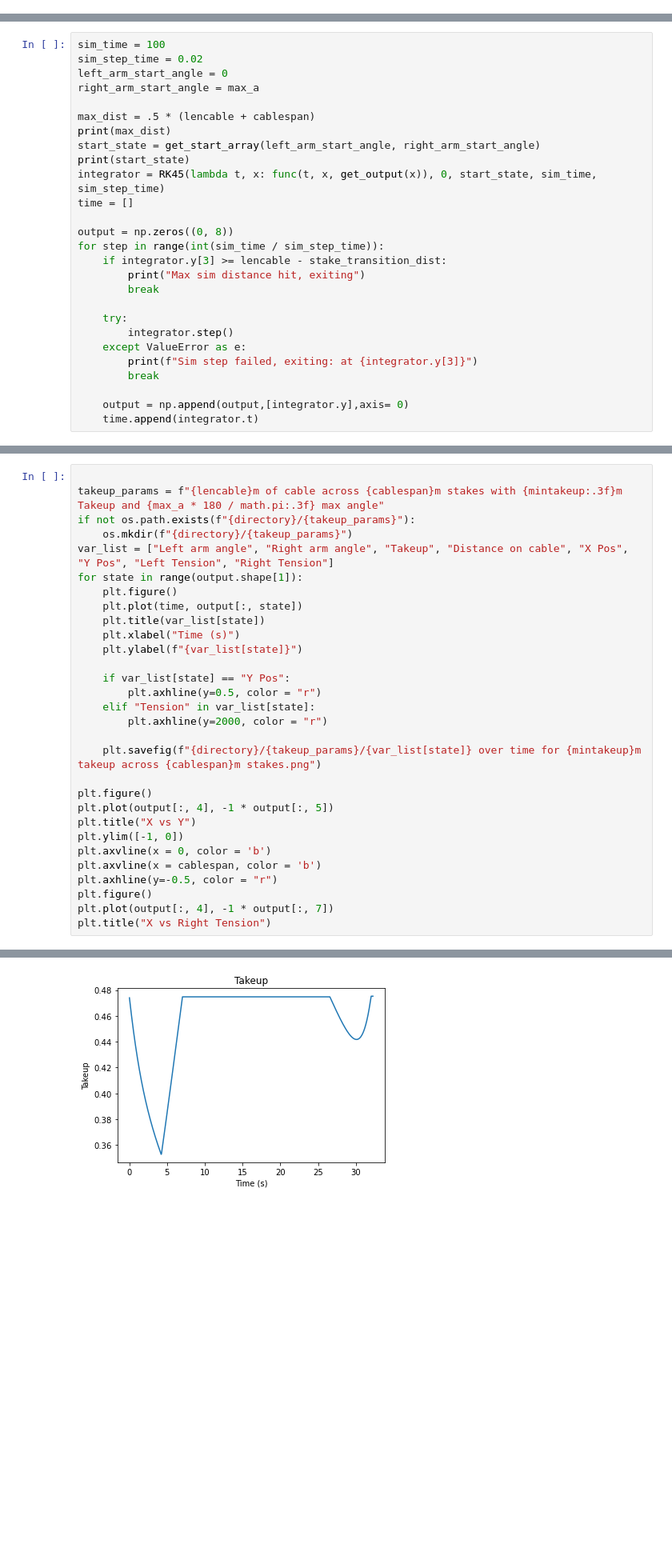
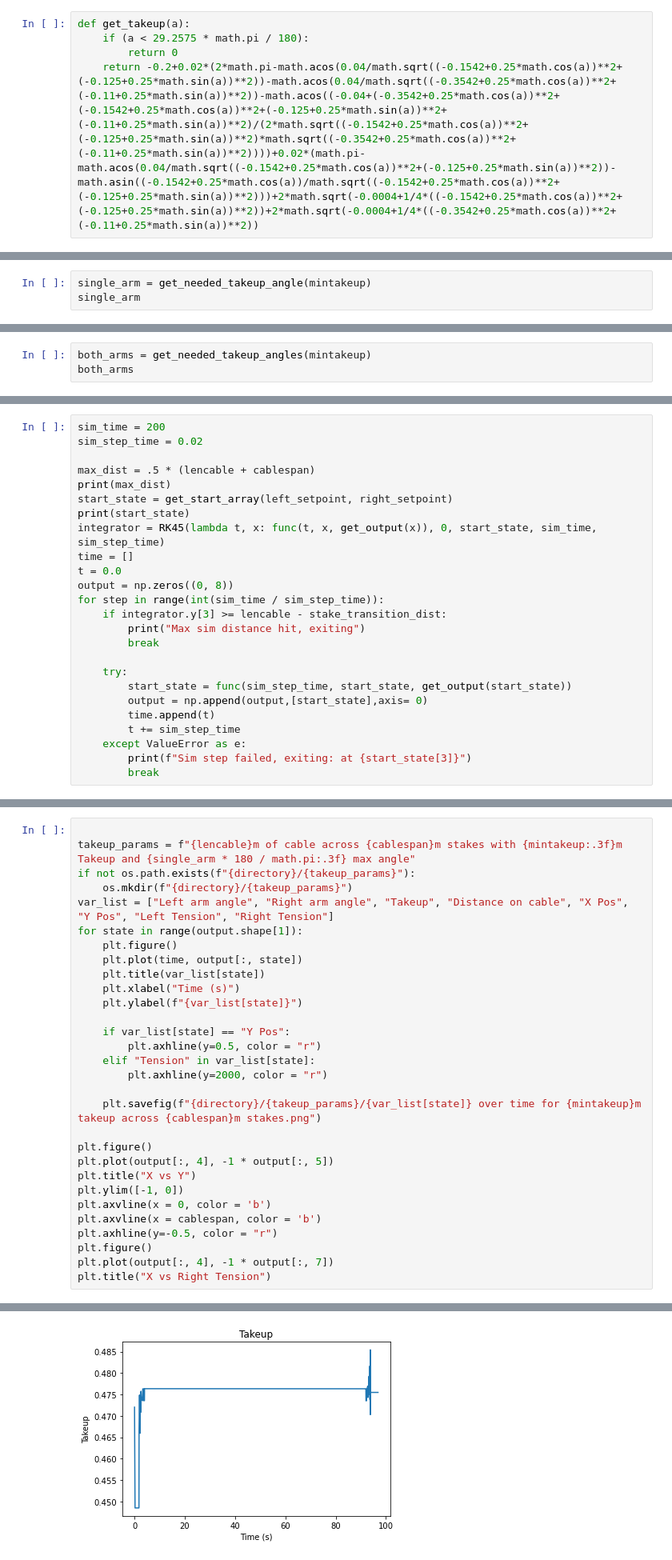
Before and after one commit to caltechcaos/LATTICE-Autonomy-Research, a Jupyter notebook: ShuttleModeling/ComplexShuttleSim.ipynb, the cells around one changed output, grey strips where cells are left out. Shown: that part at 80% size. Saved outputs shown, nothing was run; the diff lists cells and outputs as text; blank space fills up the shorter version.

Commit message:
New take up math

```diff
--- a/ShuttleModeling/ComplexShuttleSim.ipynb
+++ b/ShuttleModeling/ComplexShuttleSim.ipynb
@@ -54,0 +34,5 @@ relative_slope
+# %%
+def get_takeup(a):
+    if (a < 29.2575 * math.pi / 180):
+        return 0
+    return -0.2+0.02*(2*math.pi-math.acos(0.04/math.sqrt((-0.1542+0.25*math.cos(a))**2+(-0.125+0.25*math.sin(a))**2))-math.acos(0.04/math.sqrt((-0.3542+0.25*math.cos(a))**2+(-0.11+0.25*math.sin(a))**2))-math.acos((-0.04+(-0.3542+0.25*math.cos(a))**2+(-0.1542+0.25*math.cos(a))**2+(-0.125+0.25*math.sin(a))**2+(-0.11+0.25*math.sin(a))**2)/(2*math.sqrt((-0.1542+0.25*math.cos(a))**2+(-0.125+0.25*math.sin(a))**2)*math.sqrt((-0.3542+0.25*math.cos(a))**2+(-0.11+0.25*math.sin(a))**2))))+0.02*(math.pi-math.acos(0.04/math.sqrt((-0.1542+0.25*math.cos(a))**2+(-0.125+0.25*math.sin(a))**2))-math.asin((-0.1542+0.25*math.cos(a))/math.sqrt((-0.1542+0.25*math.cos(a))**2+(-0.125+0.25*math.sin(a))**2)))+2*math.sqrt(-0.0004+1/4*((-0.1542+0.25*math.cos(a))**2+(-0.125+0.25*math.sin(a))**2))+2*math.sqrt(-0.0004+1/4*((-0.3542+0.25*math.cos(a))**2+(-0.11+0.25*math.sin(a))**2))
@@ -54,0 +66,3 @@ relative_slope
+# %%
+single_arm = get_needed_takeup_angle(mintakeup)
+single_arm
@@ -54,0 +71,3 @@ relative_slope
+# %%
+both_arms = get_needed_takeup_angles(mintakeup)
+both_arms
@@ -117,16 +180,14 @@ def func(t, x, u):
 # %%
-sim_time = 100
+sim_time = 200
 sim_step_time = 0.02
-left_arm_start_angle = 0
-right_arm_start_angle = max_a
 
 max_dist = .5 * (lencable + cablespan)
 print(max_dist)
-start_state = get_start_array(left_arm_start_angle, right_arm_start_angle)
+start_state = get_start_array(left_setpoint, right_setpoint)
 print(start_state)
 integrator = RK45(lambda t, x: func(t, x, get_output(x)), 0, start_state, sim_time, sim_step_time)
 time = []
-
+t = 0.0
 output = np.zeros((0, 8))
 for step in range(int(sim_time / sim_step_time)):
     if integrator.y[3] >= lencable - stake_transition_dist:
@@ -134,12 +195,12 @@ for step in range(int(sim_time / sim_step_time)):
         break
 
     try:
-        integrator.step()
+        start_state = func(sim_step_time, start_state, get_output(start_state))
+        output = np.append(output,[start_state],axis= 0)
+        time.append(t)
+        t += sim_step_time
     except ValueError as e:
-        print(f"Sim step failed, exiting: at {integrator.y[3]}")
+        print(f"Sim step failed, exiting: at {start_state[3]}")
         break
-
-    output = np.append(output,[integrator.y],axis= 0)
-    time.append(integrator.t)
 # %% [output]
 20.25
@@ -156,7 +231,7 @@ Sim step failed, exiting: at 20.00109322613123
 directory = "Graphs"
 # %%
 
-takeup_params = f"{lencable}m of cable across {cablespan}m stakes with {mintakeup:.3f}m Takeup and {max_a * 180 / math.pi:.3f} max angle"
+takeup_params = f"{lencable}m of cable across {cablespan}m stakes with {mintakeup:.3f}m Takeup and {single_arm * 180 / math.pi:.3f} max angle"
 if not os.path.exists(f"{directory}/{takeup_params}"):
     os.mkdir(f"{directory}/{takeup_params}")
 var_list = ["Left arm angle", "Right arm angle", "Takeup", "Distance on cable", "X Pos", "Y Pos", "Left Tension", "Right Tension"]
@@ -191 +266 @@ Text(0.5, 1.0, 'X vs Right Tension')
-[figure, old version]
+[figure, new version]
```
Also changed, not shown: parts of 19 cells of this notebook, 29 other files.
